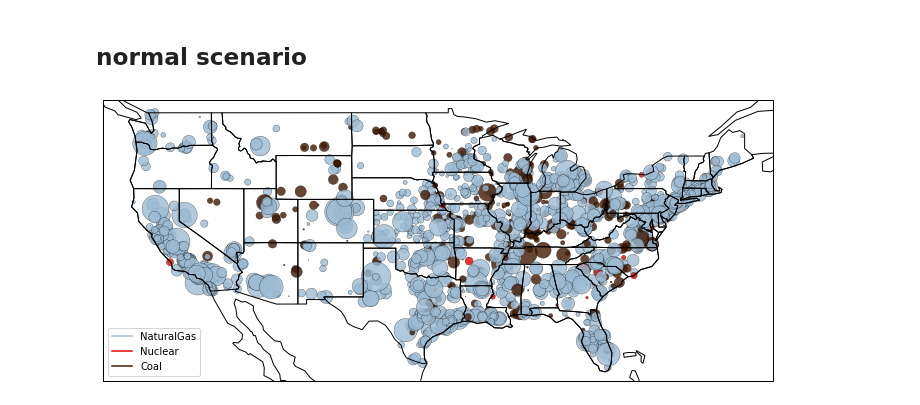
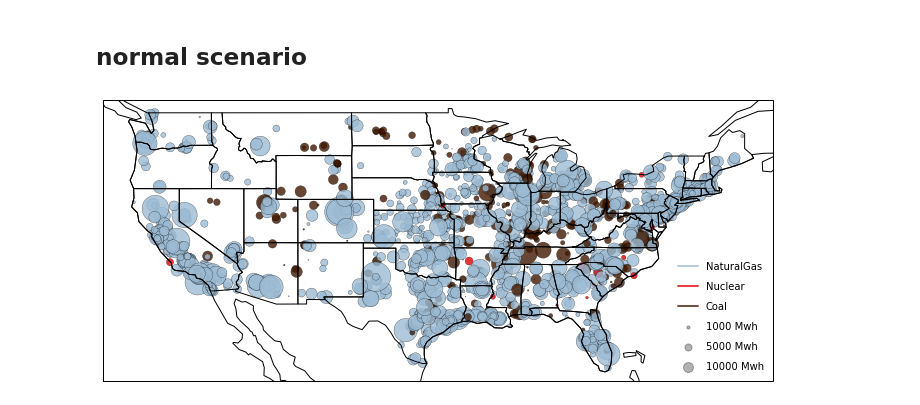
Before and after one commit to lfreese/us-ego, a Jupyter notebook: ego_nonuclear_project/grid-model_emissions.ipynb, the cells around one changed output. Cells and saved outputs as stored; diff of their text form; code cells hidden in the pictures.

Commit message:
Updated plants plot

```diff
--- a/ego_nonuclear_project/grid-model_emissions.ipynb
+++ b/ego_nonuclear_project/grid-model_emissions.ipynb
@@ -37,26 +37,31 @@ color_list = [color_dict[fuel] for fuel in fuel_type]
 # %%
 fig = plt.figure(figsize=[12,9])
 
 ###### Create axes ######
 ax=fig.add_subplot(1,1,1, projection=ccrs.PlateCarree())
 ax.coastlines()
 ax.add_feature(cfeat.STATES)
 
 ###### observations #######
 #create lat and lon for observations
 lat_o = df.loc[(df['FuelType'].isin(['Coal','Nuclear','NaturalGas']))].groupby(['ORISCode']).first()['LAT']
 lon_o = df.loc[(df['FuelType'].isin(['Coal','Nuclear','NaturalGas']))].groupby(['ORISCode']).first()['LON']
 #color based on the fuel type
 fuel_type=df.loc[(df['FuelType'].isin(['Coal','Nuclear','NaturalGas']))].groupby(['ORISCode']).first()['FuelType']
 #size based on generation
 size=df.loc[(df['FuelType'].isin(['Coal','Nuclear','NaturalGas']))].groupby(['ORISCode']).sum()['g']/1e2
 #PCM parameters and plot for observations
 PCM_o=ax.scatter(lon_o, lat_o, c=color_list, s = size, transform=ccrs.PlateCarree(),linewidth=.3, marker = 'o', edgecolor = 'k',
                   alpha = 0.8)
 for key, val in color_dict_short.items():
     plt.plot([],[],label=key, color=val)
 plt.legend();
 
+for size in [10, 50, 100]:
+    plt.scatter([], [], c='k', alpha=0.3, s=size,
+                label=str(size*100) + ' Mwh')
+plt.legend(scatterpoints=1, frameon=False, labelspacing=1)
+
 plt.savefig('./Figures/plants_normal.png', bbox_inches = 'tight', dpi = 150)
 # %% [output]
-[figure, old version]
+[figure, new version]
```
Also changed, not shown: 1 other file.
